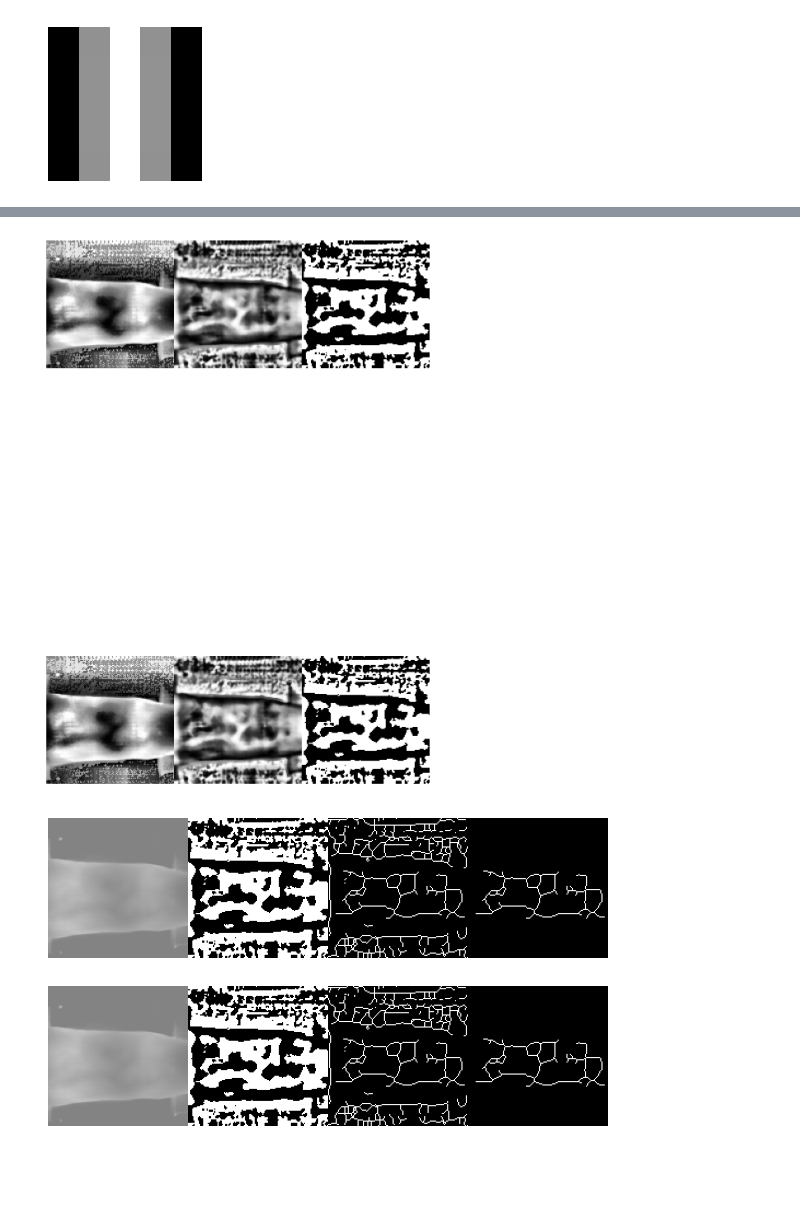
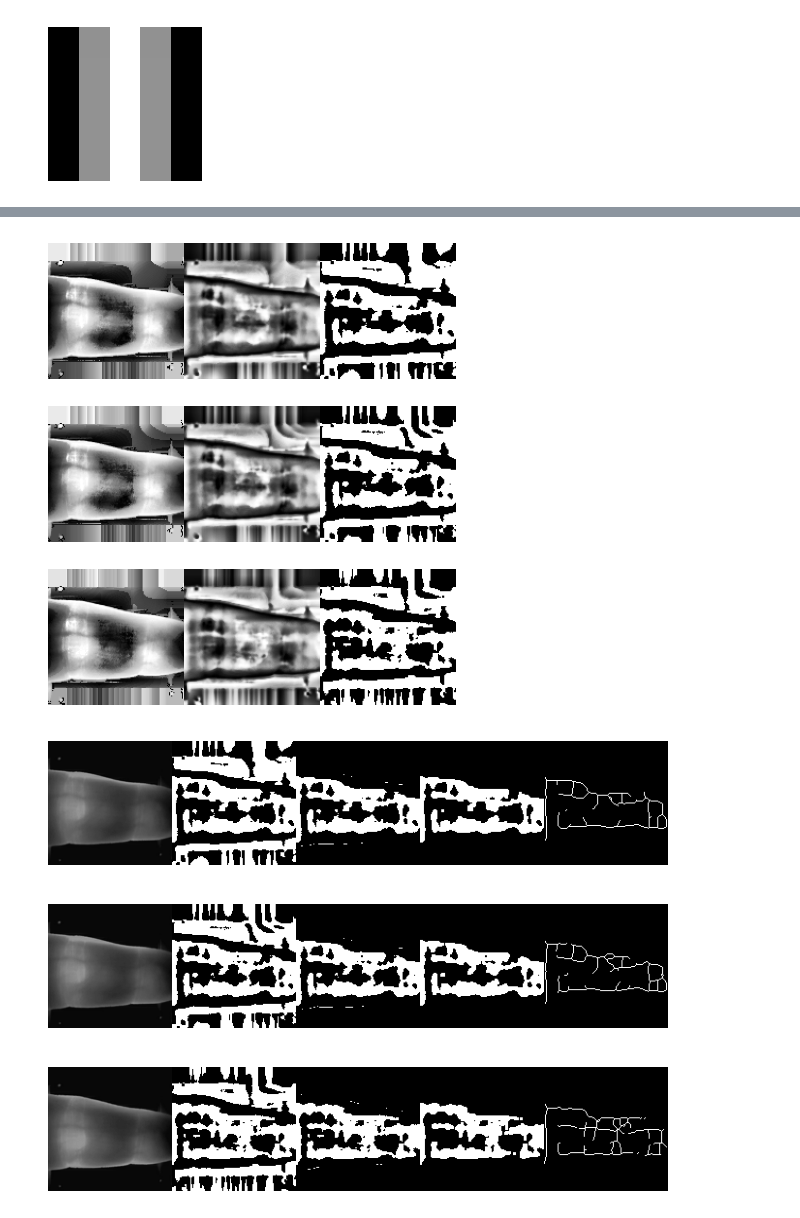
Before and after one commit to abhishtagatya/veingan, a Jupyter notebook: preprocessing/preprocesser.ipynb, the cells around one changed output, grey strips where cells are left out. Saved outputs shown, nothing was run; the diff lists cells and outputs as text; code cells hidden in the pictures; blank space fills up the shorter version.

```diff
--- a/preprocessing/preprocesser.ipynb
+++ b/preprocessing/preprocesser.ipynb
@@ -77,7 +134,7 @@ display_filter(filter)
 # %%
 gaussian_blur_imgs = [gaussian_blur(img, 5, 1) for img in imgs_eq]
 
-fig, ax = plt.subplots(len(imgs), 1, figsize=(4, 12))
+fig, ax = plt.subplots(len(imgs), 1, figsize=(4, len(imgs)*2))
 
 for i, img in enumerate(imgs_eq):
     img_show = cv2.hconcat([img, gaussian_blur_imgs[i]])
@@ -93,7 +150,7 @@ inverted_gaussian_imgs = [invert(img) for img in gaussian_blur_imgs]
 inverted_gaussian_imgs_cl = [clahe(img, clip_limit_2, grid_size_2) for img in inverted_gaussian_imgs]
 inverted_gaussian_imgs_eq = [histogram_equalization(img) for img in inverted_gaussian_imgs_cl]
 
-fig, ax = plt.subplots(len(imgs), 1, figsize=(12, 12))
+fig, ax = plt.subplots(len(imgs), 1, figsize=(12, len(imgs)*2))
 
 for i, img in enumerate(imgs_eq):
     img_show = cv2.hconcat([img, inverted_gaussian_imgs[i], inverted_gaussian_imgs_cl[i], inverted_gaussian_imgs_eq[i]])
@@ -110,14 +167,14 @@ threshold = 110
 
 imgs_thresh = [adaptive_threshold(img,) for img in inverted_gaussian_imgs_eq]
 
-fig, ax = plt.subplots(len(imgs), 1, figsize=(6, 12))
+fig, ax = plt.subplots(len(imgs), 1, figsize=(6, len(imgs)*2))
 
 for i, img in enumerate(imgs_eq):
     img_show = cv2.hconcat([img, inverted_gaussian_imgs_eq[i], imgs_thresh[i]])
     ax[i].imshow(img_show, cmap='gray')
     ax[i].axis('off')
 # %% [output]
-[figure, old version]
+[figure, new version]
 # %%
 def isolate_finger(thresh_image):
     # Find contours in the binary image
@@ -135,17 +192,29 @@ def isolate_finger(thresh_image):
     result_image = cv2.bitwise_and(thresh_image, mask)
 
     return result_image
+# %%
+def remove_noise(binary_image):
+    # Apply erosion and dilation to remove noise
+    kernel = np.ones((3, 3), np.uint8)  # Kernel for morphological operations
+
+    # Erosion to remove small noise
+    eroded_image = cv2.erode(binary_image, kernel, iterations=1)
+
+    # Dilation to restore the structure while keeping noise removed
+    cleaned_image = cv2.dilate(eroded_image, kernel, iterations=1)
+
+    return cleaned_image
 # %%
+imgs_thresh_grabcut_masked = [apply_mask(img, mask) for img, mask in zip(imgs_thresh, imgs_grabcut_mask)]
+imgs_thresh_grabcut_masked_cleaned = [remove_noise(img) for img in imgs_thresh_grabcut_masked]
+skeletons = [skeletonize(img).astype(np.uint8)*255 for img in imgs_thresh_grabcut_masked_cleaned]
 
-skeletons = [skeletonize(img).astype(np.uint8)*255 for img in imgs_thresh]
-isolate_finger_imgs = [isolate_finger(img) for img in skeletons]
-
-fig, ax = plt.subplots(len(imgs), 1, figsize=(8, 4))
+fig, ax = plt.subplots(len(imgs), 1, figsize=(8, len(imgs)*2))
 
 for i, img in enumerate(imgs):
-    img_show = cv2.hconcat([img, imgs_thresh[i], skeletons[i], isolate_finger_imgs[i]])
+    img_show = cv2.hconcat([img, imgs_thresh[i], imgs_thresh_grabcut_masked[i], imgs_thresh_grabcut_masked_cleaned[i], skeletons[i]])
     ax[i].imshow(img_show, cmap='gray')
     ax[i].axis('off')
 # %% [output]
-[figure, old version]
+[figure, new version]
 # %%
```
Also changed, not shown: parts of 10 cells of this notebook.
